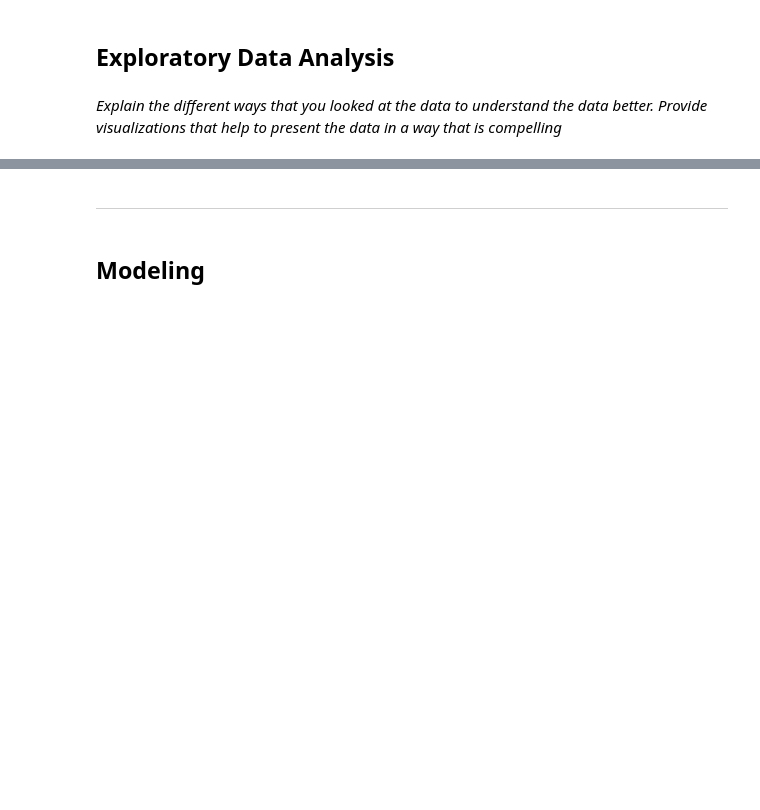
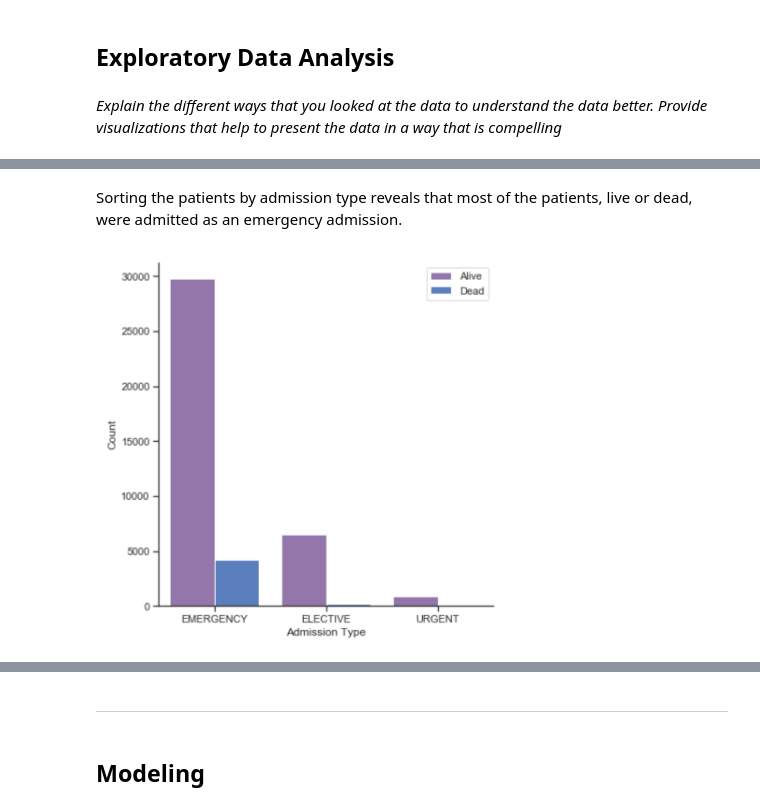
Before and after one commit to chriszhou0916/dsah_final, a Jupyter notebook: Process Book.ipynb, the cells around one changed output, grey strips where cells are left out. Saved outputs shown, nothing was run; the diff lists cells and outputs as text; code cells hidden in the pictures; blank space fills up the shorter version.

```diff
--- a/Process Book.ipynb
+++ b/Process Book.ipynb
@@ -102,0 +120,6 @@ _Explain the different ways that you looked at the data to understand the data b
+# %% [markdown]
+Sorting the patients by admission type reveals that most of the patients, live or dead, were admitted as an emergency admission.
+# %%
+Image(filename= "../images/admission_type.png", width=400)
+# %% [output]
+[figure, added]
```
Also changed, not shown: parts of 17 cells of this notebook.
